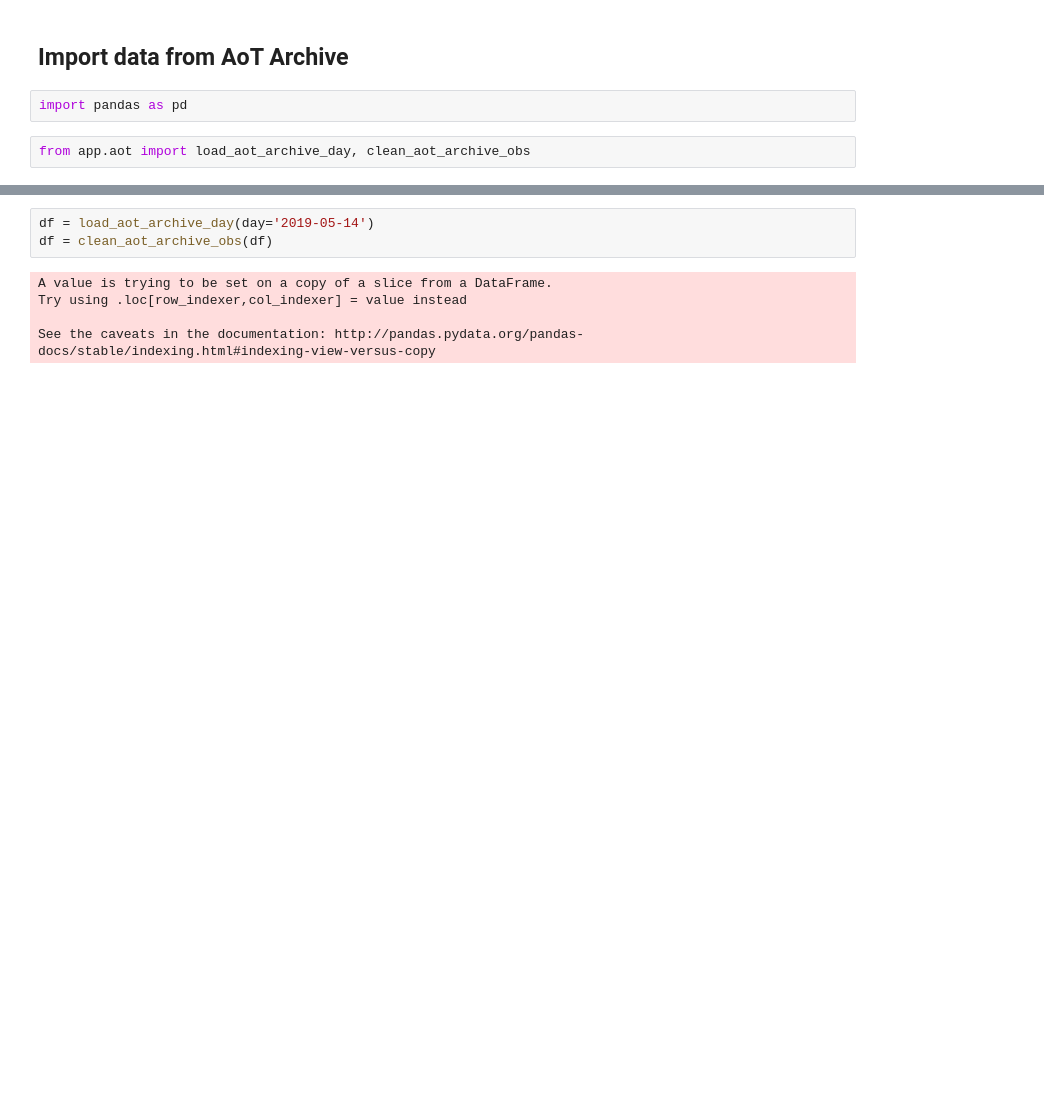
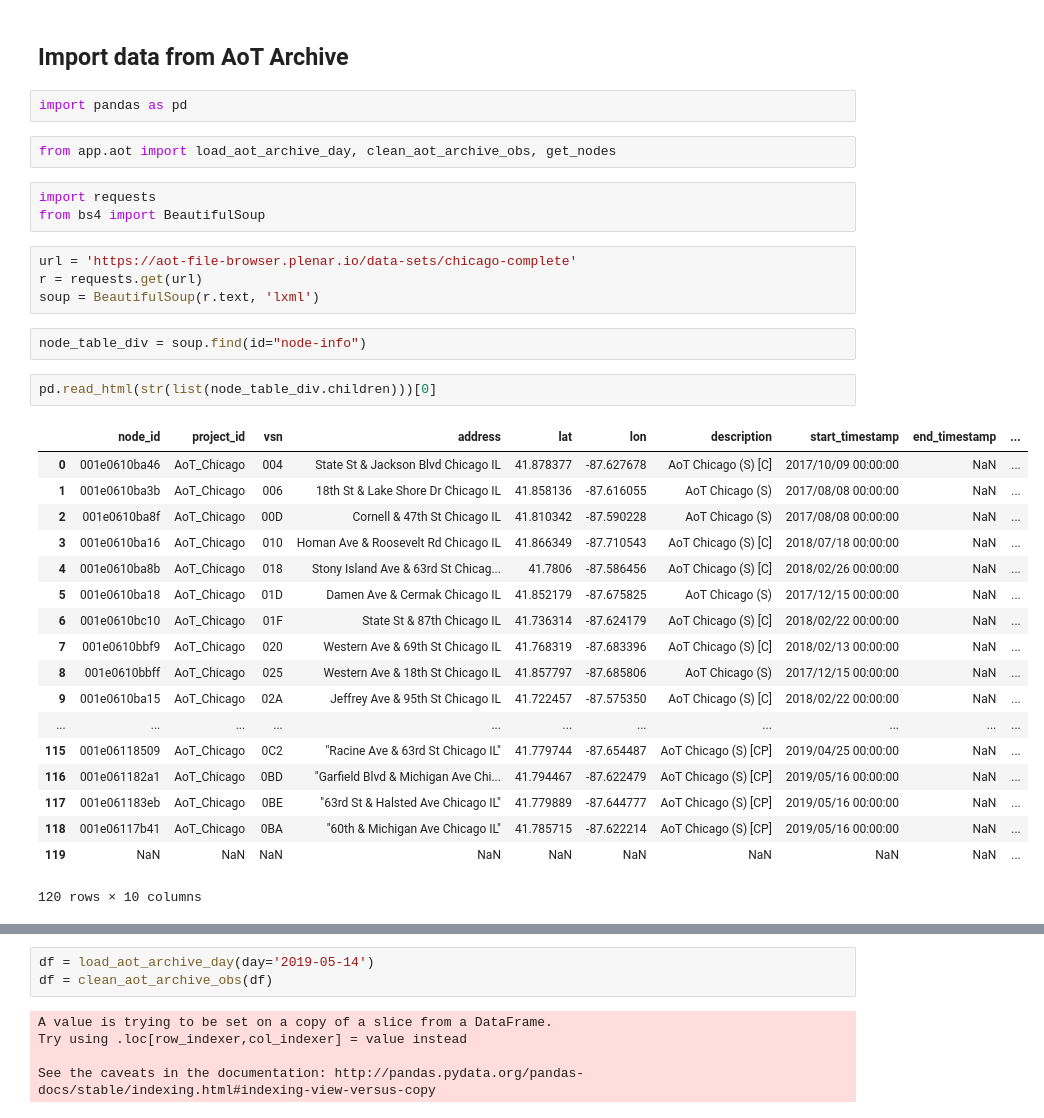
Before and after one commit to chicago-array-build/chicago-array-build-ds, a Jupyter notebook: exploration-notebook.ipynb, the cells around one changed output, grey strips where cells are left out. Drawn from its saved outputs; the diff is of its cells as text; blank space fills up the shorter version.

```diff
--- a/exploration-notebook.ipynb
+++ b/exploration-notebook.ipynb
@@ -230,4 +262,34 @@ df = query_aot('Carbon Monoxide')
 # %%
 import pandas as pd
 # %%
-from app.aot import load_aot_archive_day, clean_aot_archive_obs
+from app.aot import load_aot_archive_day, clean_aot_archive_obs, get_nodes
+# %%
+import requests
+from bs4 import BeautifulSoup
+# %%
+url = 'https://aot-file-browser.plenar.io/data-sets/chicago-complete'
+r = requests.get(url)
+soup = BeautifulSoup(r.text, 'lxml')
+# %%
+node_table_div = soup.find(id="node-info")
+# %%
+pd.read_html(str(list(node_table_div.children)))[0]
+# %% [output]
+|  | node_id | project_id | vsn | address | lat | lon | description | start_timestamp | end_timestamp | ... |
+| 0 | 001e0610ba46 | AoT_Chicago | 004 | State St & Jackson Blvd Chicago IL | 41.878377 | -87.627678 | AoT Chicago (S) [C] | 2017/10/09 00:00:00 | NaN | ... |
+| 1 | 001e0610ba3b | AoT_Chicago | 006 | 18th St & Lake Shore Dr Chicago IL | 41.858136 | -87.616055 | AoT Chicago (S) | 2017/08/08 00:00:00 | NaN | ... |
+| 2 | 001e0610ba8f | AoT_Chicago | 00D | Cornell & 47th St Chicago IL | 41.810342 | -87.590228 | AoT Chicago (S) | 2017/08/08 00:00:00 | NaN | ... |
+| 3 | 001e0610ba16 | AoT_Chicago | 010 | Homan Ave & Roosevelt Rd Chicago IL | 41.866349 | -87.710543 | AoT Chicago (S) [C] | 2018/07/18 00:00:00 | NaN | ... |
+| 4 | 001e0610ba8b | AoT_Chicago | 018 | Stony Island Ave & 63rd St Chicag... | 41.7806 | -87.586456 | AoT Chicago (S) [C] | 2018/02/26 00:00:00 | NaN | ... |
+| 5 | 001e0610ba18 | AoT_Chicago | 01D | Damen Ave & Cermak Chicago IL | 41.852179 | -87.675825 | AoT Chicago (S) | 2017/12/15 00:00:00 | NaN | ... |
+| 6 | 001e0610bc10 | AoT_Chicago | 01F | State St & 87th Chicago IL | 41.736314 | -87.624179 | AoT Chicago (S) [C] | 2018/02/22 00:00:00 | NaN | ... |
+| 7 | 001e0610bbf9 | AoT_Chicago | 020 | Western Ave & 69th St Chicago IL | 41.768319 | -87.683396 | AoT Chicago (S) [C] | 2018/02/13 00:00:00 | NaN | ... |
+| 8 | 001e0610bbff | AoT_Chicago | 025 | Western Ave & 18th St Chicago IL | 41.857797 | -87.685806 | AoT Chicago (S) | 2017/12/15 00:00:00 | NaN | ... |
+| 9 | 001e0610ba15 | AoT_Chicago | 02A | Jeffrey Ave & 95th St Chicago IL | 41.722457 | -87.575350 | AoT Chicago (S) [C] | 2018/02/22 00:00:00 | NaN | ... |
+| ... | ... | ... | ... | ... | ... | ... | ... | ... | ... | ... |
+| 115 | 001e06118509 | AoT_Chicago | 0C2 | "Racine Ave & 63rd St Chicago IL" | 41.779744 | -87.654487 | AoT Chicago (S) [CP] | 2019/04/25 00:00:00 | NaN | ... |
+| 116 | 001e061182a1 | AoT_Chicago | 0BD | "Garfield Blvd & Michigan Ave Chi... | 41.794467 | -87.622479 | AoT Chicago (S) [CP] | 2019/05/16 00:00:00 | NaN | ... |
+| 117 | 001e061183eb | AoT_Chicago | 0BE | "63rd St & Halsted Ave Chicago IL" | 41.779889 | -87.644777 | AoT Chicago (S) [CP] | 2019/05/16 00:00:00 | NaN | ... |
+| 118 | 001e06117b41 | AoT_Chicago | 0BA | "60th & Michigan Ave Chicago IL" | 41.785715 | -87.622214 | AoT Chicago (S) [CP] | 2019/05/16 00:00:00 | NaN | ... |
+| 119 | NaN | NaN | NaN | NaN | NaN | NaN | NaN | NaN | NaN | ... |
+120 rows × 10 columns
```
Also changed, not shown: parts of 14 cells of this notebook, 7 other files.
